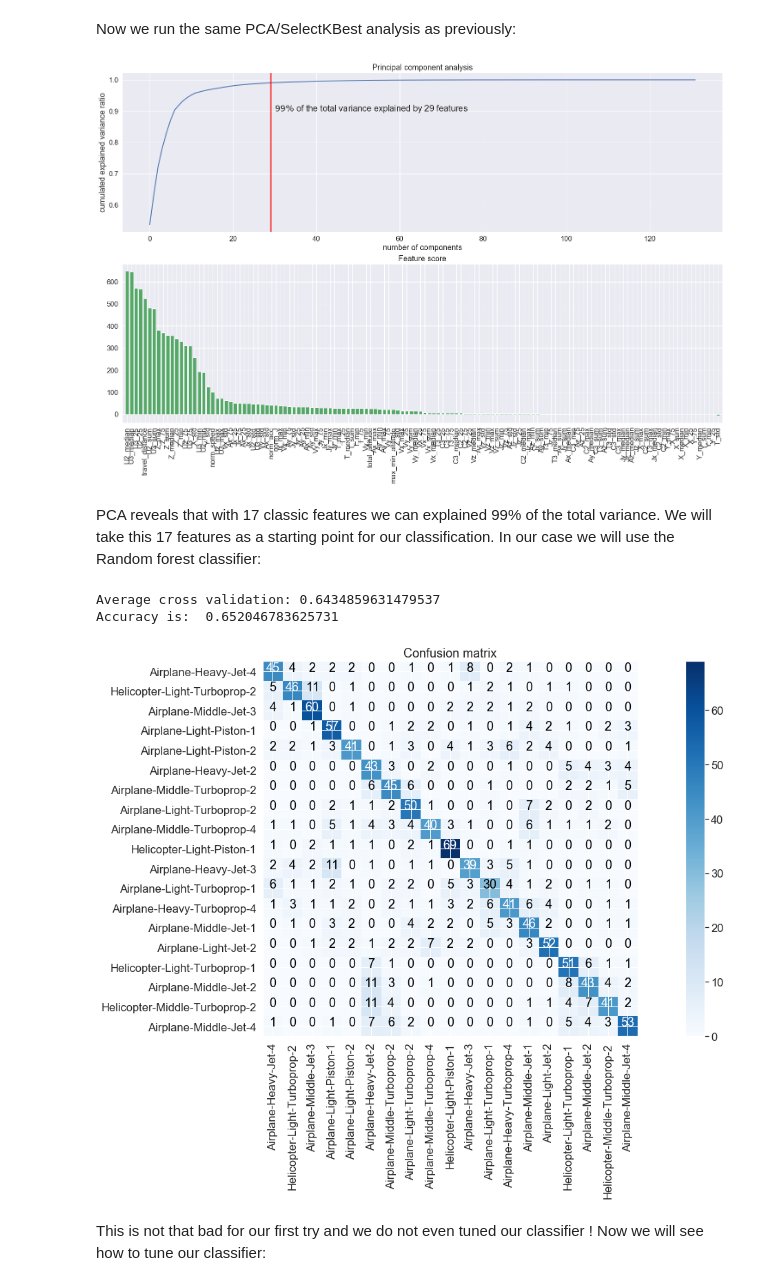
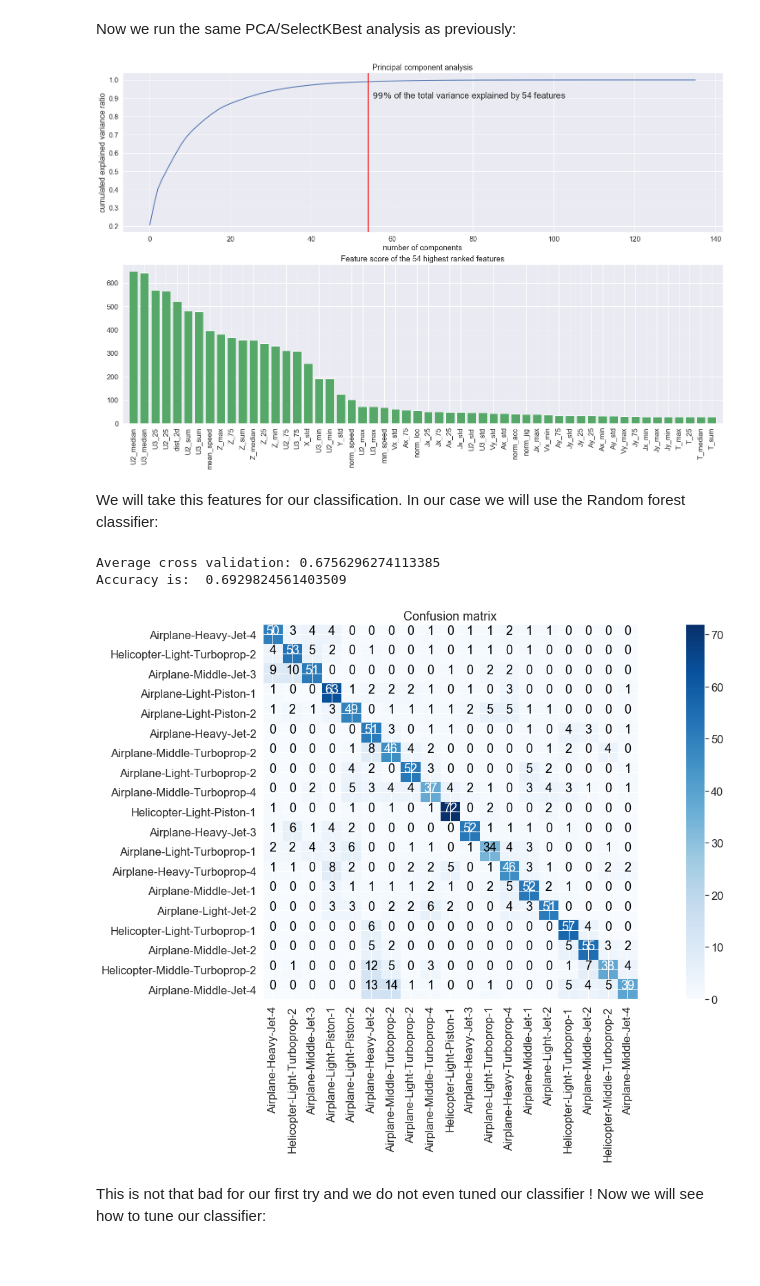
Before and after one commit to louis-lapassat/RAMP_radar_trajectories, a Jupyter notebook: RAMP_radar_trajectories.ipynb, the cells around one changed output. Cells and saved outputs as stored; diff of their text form; code cells hidden in the pictures; blank space fills up the shorter version.

```diff
--- a/RAMP_radar_trajectories.ipynb
+++ b/RAMP_radar_trajectories.ipynb
@@ -161,12 +161,17 @@ matrix_corresponding_name = np.array([['', 'Airplane', '', '', 'Helicopter'],
 #########################
 
 specie = []
-for type_temp in df.type:
+for type_temp in y_array:
     specie.append(matrix_corresponding_name[0, int(type_temp[0])] + '-' \
                   + matrix_corresponding_name[1, int(type_temp[1])] + '-' \
                   + matrix_corresponding_name[2, int(type_temp[2])] + '-' \
                   + type_temp[3])
-df['specie'] = specie
+
+######################
+### add new column ###
+######################
+
+df['specie'] = np.repeat(specie, 1000)
 df.head(5)
 # %% [output]
 |  | T | X | Vx | Ax | Jx | Y | Vy | Ay | Jy | Z | ... | ... |
@@ -333,63 +334,58 @@ df_global['norm_acc'] = norm_acc
 Now we run the same PCA/SelectKBest analysis as previously:
 # %%
 ################################
-### split train/test dataset ### # we prepare for the classification to keep the same layout
+### split train/test dataset ###
 ################################
 
-x_train, y_train = df_global.drop(['specie'], axis=1), df_global.specie
-
-#####################
-### normalization ###
-#####################
-
-x_train_N = (x_train-x_train.mean())/(x_train.max()-x_train.min())
+scaler = StandardScaler() # normalization for PCA
+scaler.fit(df_global.drop(['specie'], axis=1))
+x_train, y_train = scaler.transform(df_global.drop(['specie'], axis=1)), df_global.specie
 
 ####################
 ### PCA analysis ###
 ####################
 
 pca = PCA()
-pca.fit(x_train_N)
-x_train_N = 0
+pca.fit(x_train)
 
 ####################
 ### plotting PCA ###
 ####################
 
 plt.figure(figsize=(25, 15))
 plt.subplot(2,1,1)
 plt.plot(np.cumsum(pca.explained_variance_ratio_), linewidth=2)
 index_99_pca = list(np.cumsum(pca.explained_variance_ratio_) > 0.99).index(True)
 plt.axvline(x=index_99_pca, color='red', linewidth=3)
 plt.text(index_99_pca + 1, 0.90, r'$99\%$ of the total variance explained by ' + str(index_99_pca) + ' features', fontsize=20)
 plt.title('Principal component analysis')
 plt.xlabel('number of components')
 plt.ylabel('cumulated explained variance ratio')
 
 ###################
 ### SelectKBest ###
 ###################
+x_train = df_global.drop(['specie'], axis=1)
 
 select_feature = SelectKBest(f_classif, k=index_99_pca).fit(x_train, y_train) # change k according to PCA
 
 ############################
 ### plotting SelectKBest ###
 ############################
 
 importances = select_feature.scores_
 indices = np.argsort(importances)[::-1]
 plt.subplot(2,1,2)
-plt.title("Feature score")
-plt.bar(range(x_train.shape[1]), importances[indices],
-       color="g", align="center")
-plt.xticks(range(x_train.shape[1]), x_train.columns[indices],rotation=90)
-plt.xlim([-1, x_train.shape[1]])
+plt.title("Feature score of the " + str(index_99_pca) + " highest ranked features")
+plt.bar(range(index_99_pca), importances[indices][:index_99_pca], color="g", align="center")
+plt.xticks(range(index_99_pca), x_train.columns[indices][:index_99_pca], rotation=90)
+plt.xlim([-1, index_99_pca])
 
 plt.show()
 # %% [output]
-[figure, old version]
+[figure, new version]
 # %% [markdown]
-PCA reveals that with 17 classic features we can explained 99% of the total variance. We will take this 17 features as a starting point for our classification. In our case we will use the Random forest classifier:
+We will take this features for our classification. In our case we will use the Random forest classifier:
 # %%
 ########################
 ### import libraries ###
@@ -406,13 +402,14 @@ import itertools as itertools
 ### select the best features from SelectKBest + PCA ###
 #######################################################
 
-best_features = list(x_train.columns[indices][:index_99_pca])
+best_features = list(x_train.columns[indices])
 
 ###########################################
 ### split data train 70 % and test 30 % ###
 ###########################################
 
-x_train_rf, x_test_rf, y_train_rf, y_test_rf = train_test_split(df_global[best_features], df_global['specie'], test_size=0.3,
+x_train_rf, x_test_rf, y_train_rf, y_test_rf = train_test_split(df_global[best_features],
+                                                                df_global['specie'], test_size=0.3,
                                                                random_state=141421)
 
 ################################
@@ -457,9 +454,9 @@ for i, j in itertools.product(range(cm.shape[0]), range(cm.shape[1])):
              horizontalalignment="center",
              color="white" if cm[i, j] > thresh else "black")
 # %% [output]
-Average cross validation: 0.6434859631479537
-Accuracy is:  0.652046783625731
+Average cross validation: 0.6756296274113385
+Accuracy is:  0.6929824561403509
-[figure, old version]
+[figure, new version]
 # %% [markdown]
 This is not that bad for our first try and we do not even tuned our classifier ! Now we will see how to tune our classifier:
 # %%
```
Also changed, not shown: parts of 21 cells of this notebook.
